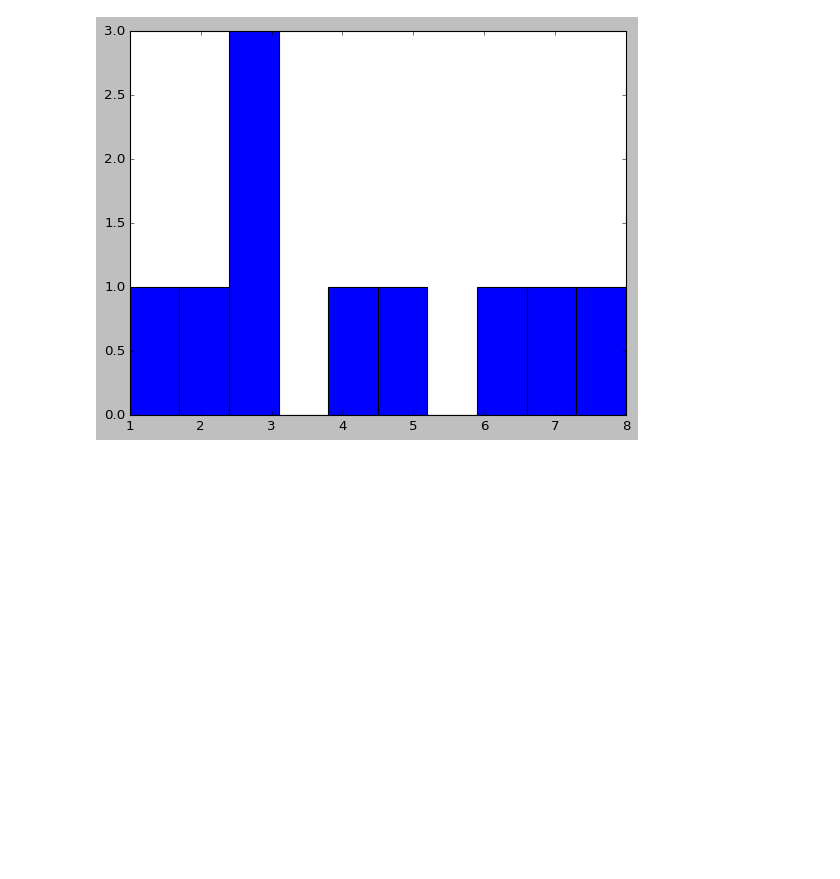
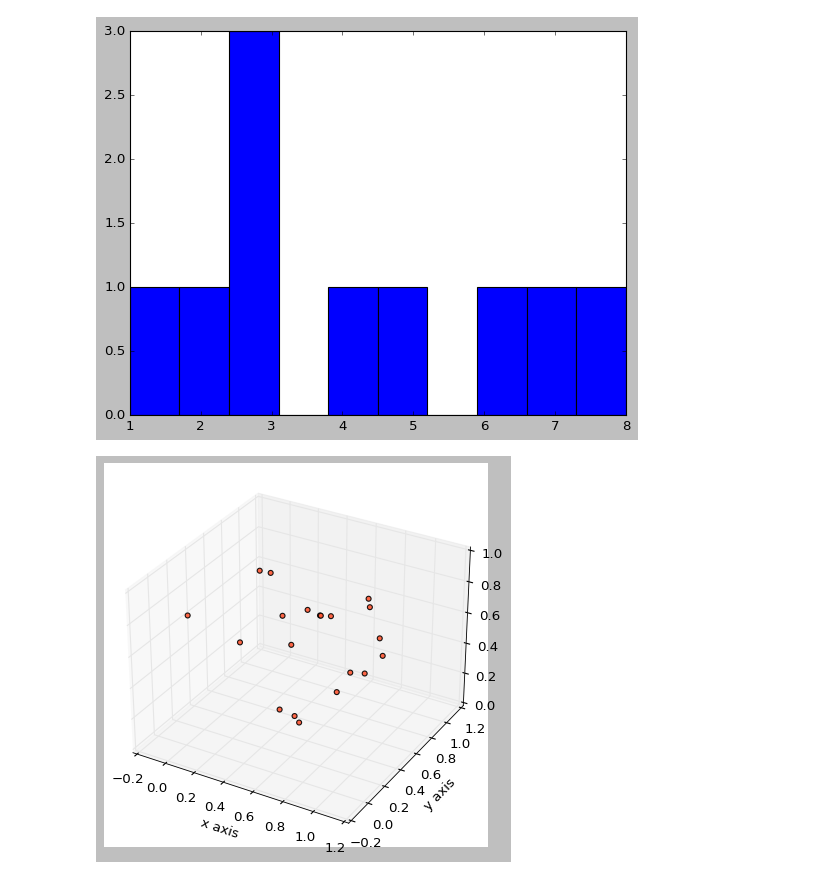
Before and after one commit to omkarpattnaik8080/Matplotlib01, a Jupyter notebook: MatplotlibComplete.ipynb, the cells around one changed output. Drawn from its saved outputs; the diff is of its cells as text; code cells hidden in the pictures; blank space fills up the shorter version.

```diff
--- a/MatplotlibComplete.ipynb
+++ b/MatplotlibComplete.ipynb
@@ -375,9 +375,18 @@ plt.hist(data)
 # %%
 #3d plot
 
 x=np.random.rand(20)
 y=np.random.rand(20)
 z=np.random.rand(20)
+
+fig=plt.figure()
+ax=fig.add_subplot(projection="3d") #to visualise anything in the 3d we have to add subplot
+ax.scatter(x,y,z,c="#FF5733",alpha=.9)
+plt.xlabel("x axis")
+plt.ylabel("y axis")
+plt.show()
+# %% [output]
+[figure, added]
 # %%
 x
 # %% [output]
```
Also changed, not shown: parts of 20 cells of this notebook.
